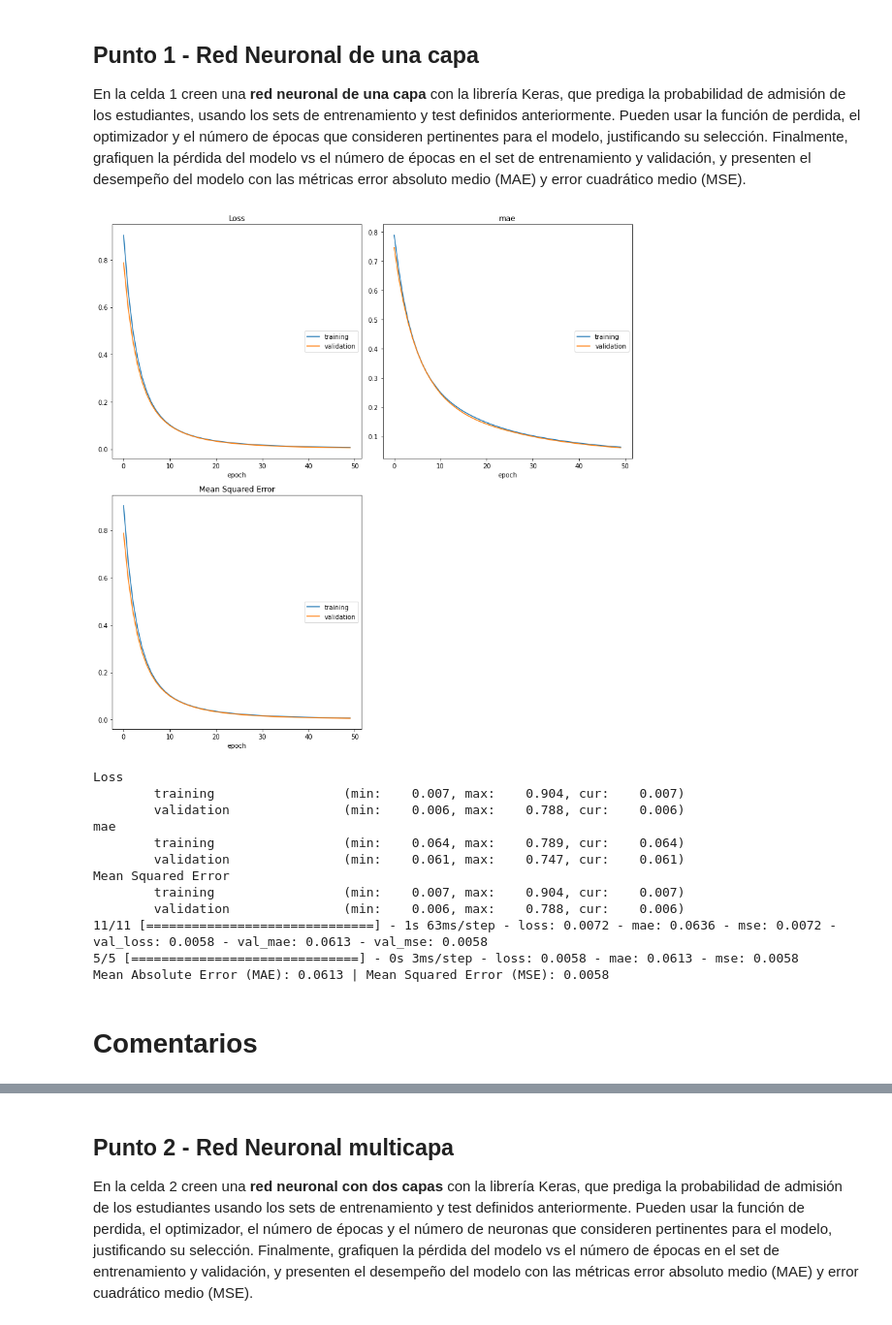
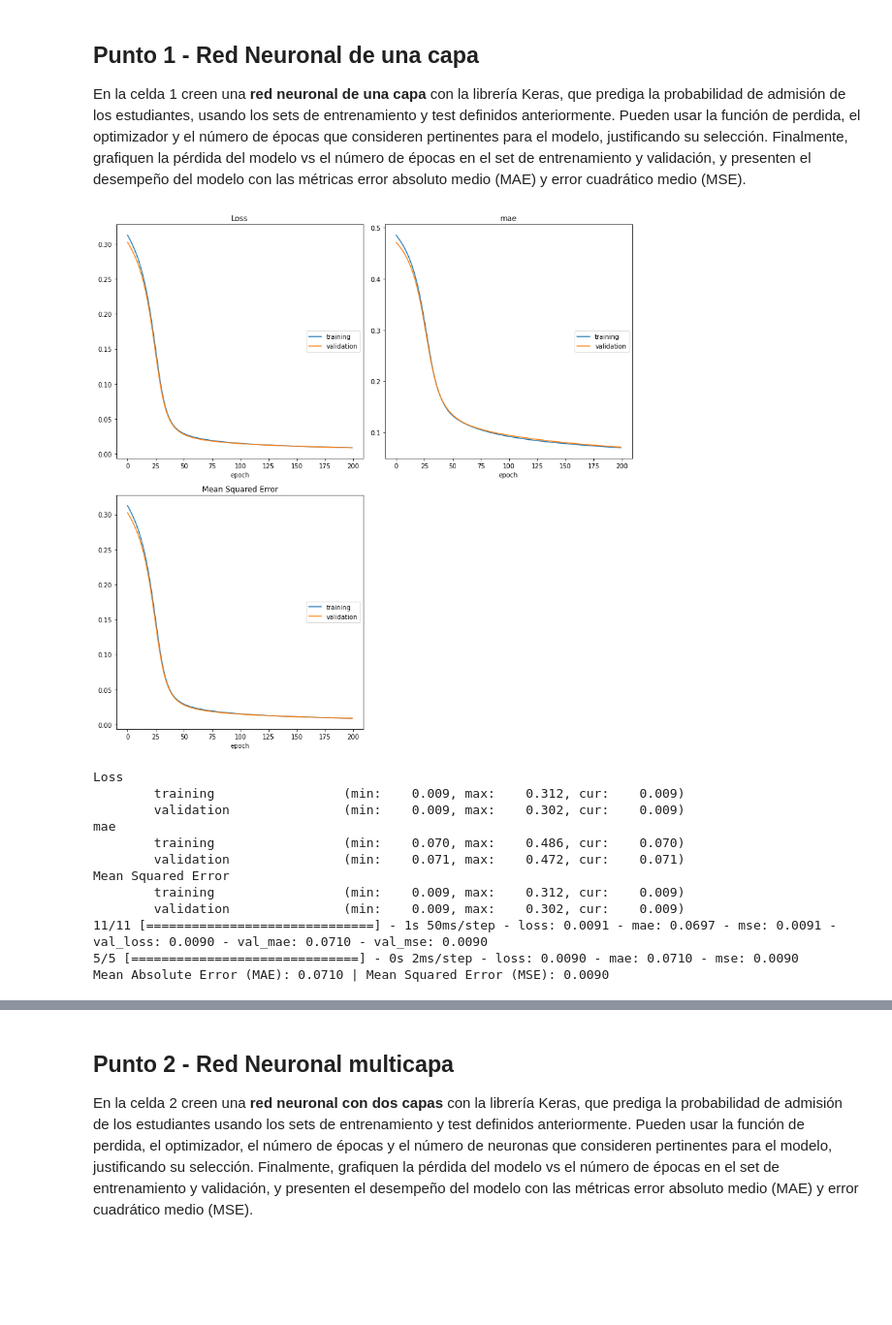
Before and after one commit to dayroncj/MIAD_ML_NLP_2023, a Jupyter notebook: Semana 6/S6TC1-Redes_Neuronales.ipynb, the cells around one changed output, grey strips where cells are left out. Shown at 97% size. Saved outputs shown, nothing was run; the diff lists cells and outputs as text; code cells hidden in the pictures; blank space fills up the shorter version.

```diff
--- a/Semana 6/S6TC1-Redes_Neuronales.ipynb
+++ b/Semana 6/S6TC1-Redes_Neuronales.ipynb
@@ -79,38 +81,39 @@ En la celda 1 creen una **red neuronal de una capa** con la librería Keras, que
 # %%
 # Celda 1
 # Definición red neuronal con la función Sequential()
 K.clear_session()
 model = Sequential()
 
 # Definición de la capa densa con un tamaño de salida igual a output_var y un input_shape de dims
 model.add(Dense(output_var, input_shape=(dims,)))
+
+# Definición de la capa de salida con función de activación sigmoide para obtener un valor que represente la probabilidad de ser admitido.
+model.add(Dense(1, activation='sigmoid'))
 # print(model.summary())
 
 # Pueden usar la función de pérdida, el optimizador y el número de épocas que consideren pertinentes para el modelo, justificando su selección
 # Optimizadores disponibles: https://keras.io/api/optimizers/
 # Funciones de pérdida disponibles para regresión: https://keras.io/api/losses/regression_losses/
 model.compile(optimizer='sgd', loss='mean_squared_error', metrics=['mae', 'mse'])
 
-# Entrenamiento de la red neuronal con 50 épocas
-model.fit(xTrain, yTrain, verbose=1, epochs=50, validation_data=(xTest, yTest), callbacks=[PlotLossesKeras()])
+# Entrenamiento de la red neuronal
+model.fit(xTrain, yTrain, verbose=1, epochs=200, validation_data=(xTest, yTest), callbacks=[PlotLossesKeras()])
 
 # Presenten el desempeño del modelo con las métricas error absoluto medio (MAE) y error cuadrático medio (MSE)
 loss, mae, mse = model.evaluate(xTest, yTest)
 print(f"Mean Absolute Error (MAE): {mae:.4f} | Mean Squared Error (MSE): {mse:.4f}")
 # %% [output]
-[figure, old version]
+[figure, new version]
 Loss
-        training                 (min:    0.007, max:    0.904, cur:    0.007)
-        validation               (min:    0.006, max:    0.788, cur:    0.006)
+        training                 (min:    0.009, max:    0.312, cur:    0.009)
+        validation               (min:    0.009, max:    0.302, cur:    0.009)
 mae
-        training                 (min:    0.064, max:    0.789, cur:    0.064)
-        validation               (min:    0.061, max:    0.747, cur:    0.061)
+        training                 (min:    0.070, max:    0.486, cur:    0.070)
+        validation               (min:    0.071, max:    0.472, cur:    0.071)
 Mean Squared Error
-        training                 (min:    0.007, max:    0.904, cur:    0.007)
-        validation               (min:    0.006, max:    0.788, cur:    0.006)
-11/11 [==============================] - 1s 63ms/step - loss: 0.0072 - mae: 0.0636 - mse: 0.0072 - val_loss: 0.0058 - val_mae: 0.0613 - val_mse: 0.0058
-5/5 [==============================] - 0s 3ms/step - loss: 0.0058 - mae: 0.0613 - mse: 0.0058
-Mean Absolute Error (MAE): 0.0613 | Mean Squared Error (MSE): 0.0058
+        training                 (min:    0.009, max:    0.312, cur:    0.009)
+        validation               (min:    0.009, max:    0.302, cur:    0.009)
+11/11 [==============================] - 1s 50ms/step - loss: 0.0091 - mae: 0.0697 - mse: 0.0091 - val_loss: 0.0090 - val_mae: 0.0710 - val_mse: 0.0090
+5/5 [==============================] - 0s 2ms/step - loss: 0.0090 - mae: 0.0710 - mse: 0.0090
+Mean Absolute Error (MAE): 0.0710 | Mean Squared Error (MSE): 0.0090
-# %% [markdown]
-# Comentarios
 # %% [markdown]
```
Also changed, not shown: parts of 15 cells of this notebook.
